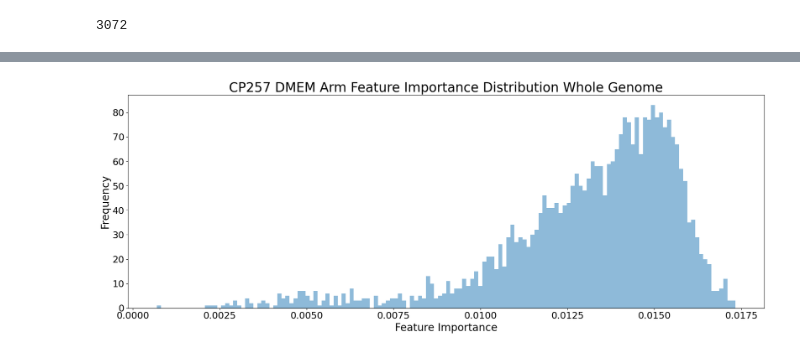
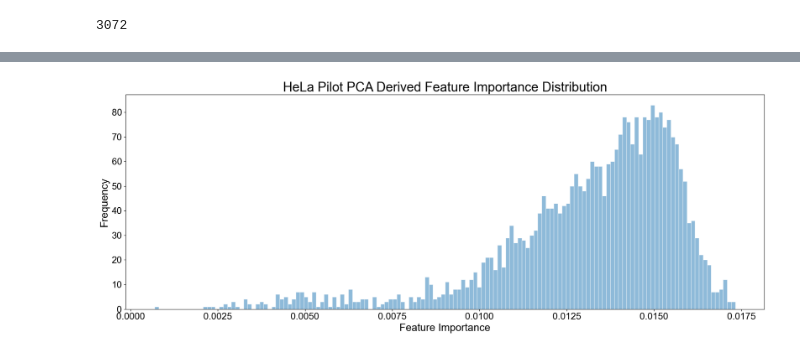
Before and after one commit to MerajRamezani/SABER_Pilot_data_analysis, a Jupyter notebook: SABER/8_PCA_feature_importance.ipynb, the cells around one changed output, grey strips where cells are left out. Saved outputs shown, nothing was run; the diff lists cells and outputs as text; code cells hidden in the pictures.

Commit message:
PCA feature importance update

```diff
--- a/SABER/8_PCA_feature_importance.ipynb
+++ b/SABER/8_PCA_feature_importance.ipynb
@@ -56,7 +56,7 @@ feature_df
 | 2195 | -0.222210 | -0.499450 | 0.010147 | 0.073211 | ... |
 2196 rows × 3072 columns
 # %%
-n_features = 2196#len(feature_df.columns)
+n_features = min(len(feature_df.columns),len(feature_df))
 model = PCA(n_components = n_features).fit(feature_df)
 X_pc = model.transform(feature_df)
 
@@ -64,9 +64,9 @@ X_pc = model.transform(feature_df)
 n_pcs= model.components_.shape[0]
 
 # get the index of the most important feature on EACH component
-
 initial_feature_names = list(feature_df.columns)
 
+# Extract the composition of each principal component coming from the PCA transformation and catalog it in the most_important dictionary
 most_important = {}
 for i in range(n_pcs):
     temp = np.abs(model.components_[i]).argsort()
@@ -91,13 +94,15 @@ len(feature_dic)
 # %% [output]
 3072
 # %%
+# Sum up all the feature importance scores from each PC to calculate a final feature importance score
 feature_scores = {}
 added_values = 0
 for feature in feature_dic.keys():
     feature_scores[feature] = sum(feature_dic[feature])
     added_values += sum(feature_dic[feature])
-print(added_values)
 
 feature_scores_df = pd.DataFrame.from_dict(feature_scores, orient='index')
-len(feature_scores)
+feature_scores_df = feature_scores_df.reset_index().rename({"index":"feature",0:"score"},axis=1)
+feature_scores_df.to_csv(os.path.join(output_folder,'Hela_SABER_pilot_PCA_derived_feature_importance_scores.csv'),index = False)
+feature_scores_df
 # %% [output]
@@ -136,16 +146,18 @@ feature_scores_df.sort_values(0,ascending = False).head(100)
 # %%
 fig, ax = plt.subplots(figsize=(18,7))
-
+sns.reset_defaults()
+sns.set_style("ticks")
 feature_scores_df.plot.hist(bins=int(576/4),color='tab:blue',alpha=0.5,ax=ax)
 
 
-ax.set_title('CP257 DMEM Arm Feature Importance Distribution Whole Genome', fontdict= {'fontsize':25})
+ax.set_title('HeLa Pilot PCA Derived Feature Importance Distribution', fontdict= {'fontsize':25})
 ax.set_xlabel('Feature Importance', fontdict= {'fontsize':20})
 plt.xticks(fontsize=18)
 ax.set_ylabel('Frequency', fontdict= {'fontsize':20})
 plt.yticks(fontsize=18)
 ax.get_legend().remove()
 plt.tight_layout()
-#ax.figure.savefig('cp257_dmem_feature_variation_importance_distribution_whole_genome.png', dpi=200,facecolor='w', edgecolor='w')
+fig.savefig(os.path.join(output_folder,'figure_panels','HeLa_SABER_PCA_derived_feature_importance_distribution.png'), dpi=300,facecolor='w', edgecolor='w', bbox_inches='tight')
+plt.show()
 # %% [output]
-[figure, old version]
+[figure, new version]
```
Also changed, not shown: parts of 7 cells of this notebook, 16 other files.
